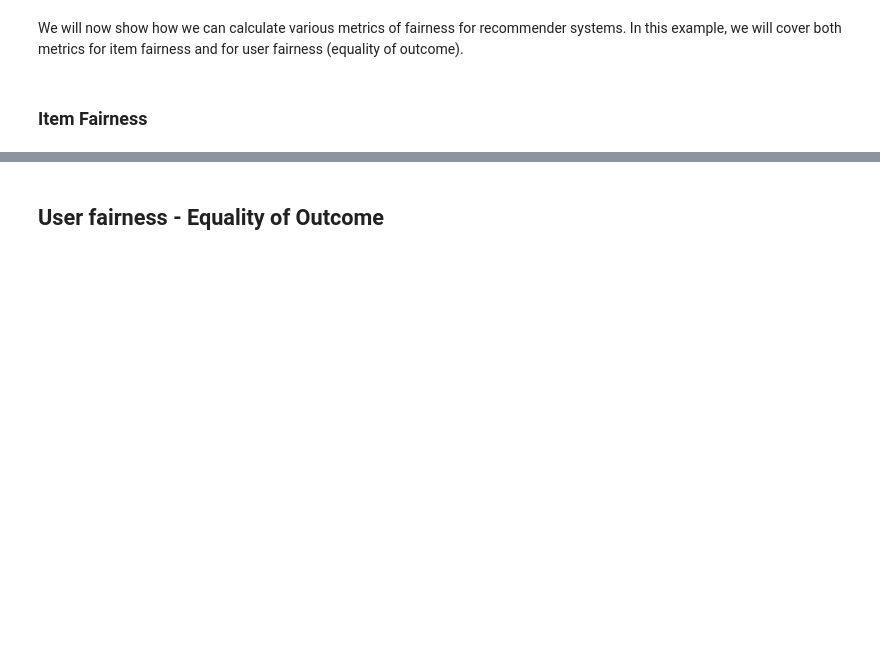
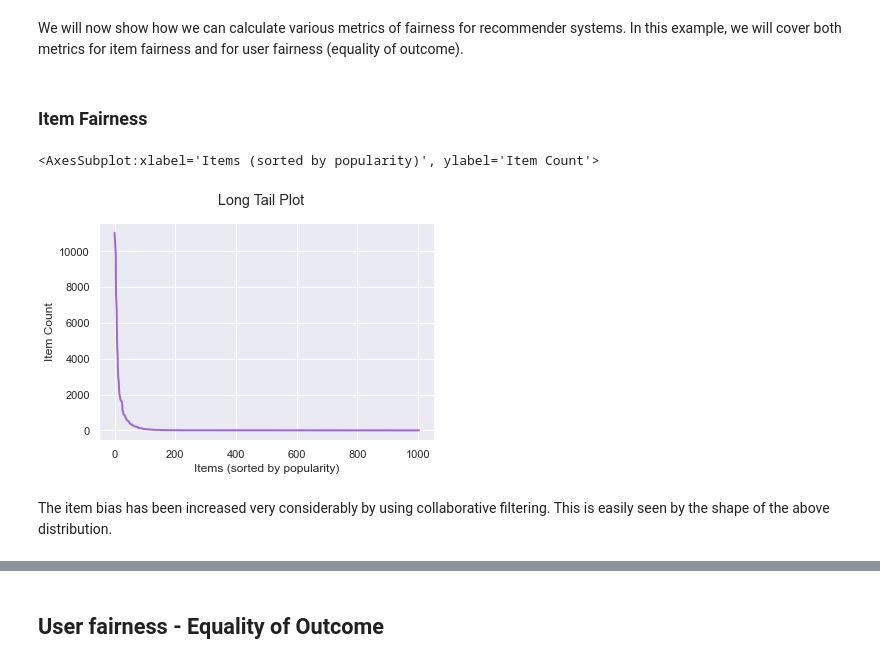
Before and after one commit to holistic-ai/holisticai-old, a Jupyter notebook: tutorials/measuring_bias_tutorials/measuring_bias_recommender.ipynb, the cells around one changed output, grey strips where cells are left out. Drawn from its saved outputs; the diff is of its cells as text; code cells hidden in the pictures; blank space fills up the shorter version.

```diff
--- a/tutorials/measuring_bias_tutorials/measuring_bias_recommender.ipynb
+++ b/tutorials/measuring_bias_tutorials/measuring_bias_recommender.ipynb
@@ -235,5 +273,13 @@ mat = df_pivot.to_numpy()
 group_a = p_attr=='f'
 group_b = p_attr=='m'
+# %%
+# the long tail plot shows the distribution of item counts
+long_tail_plot(mat)
+# %% [output]
+<AxesSubplot:xlabel='Items (sorted by popularity)', ylabel='Item Count'>
+[figure, added]
+# %% [markdown]
+The item bias has been increased very considerably by using collaborative filtering. This is easily seen by the shape of the above distribution.
 # %%
 from holisticai.bias.metrics import aggregate_diversity
 aggregate_diversity(mat)
```
Also changed, not shown: parts of 38 cells of this notebook.
